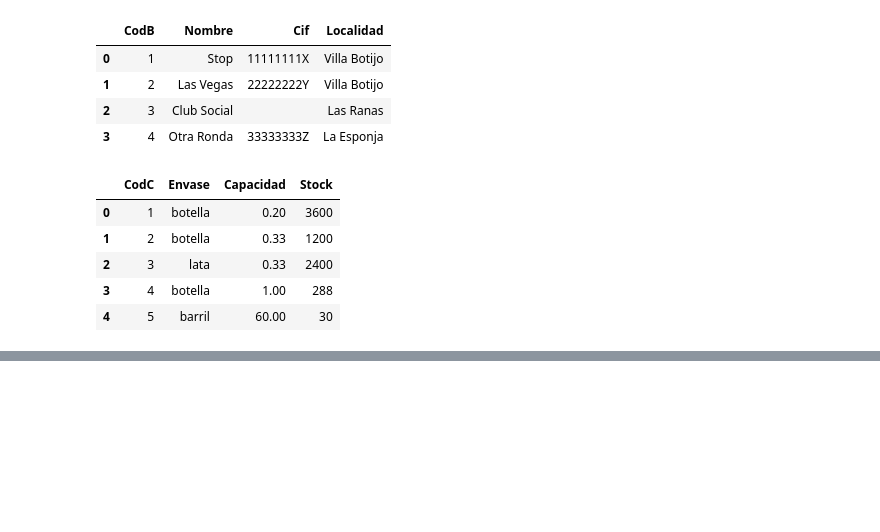
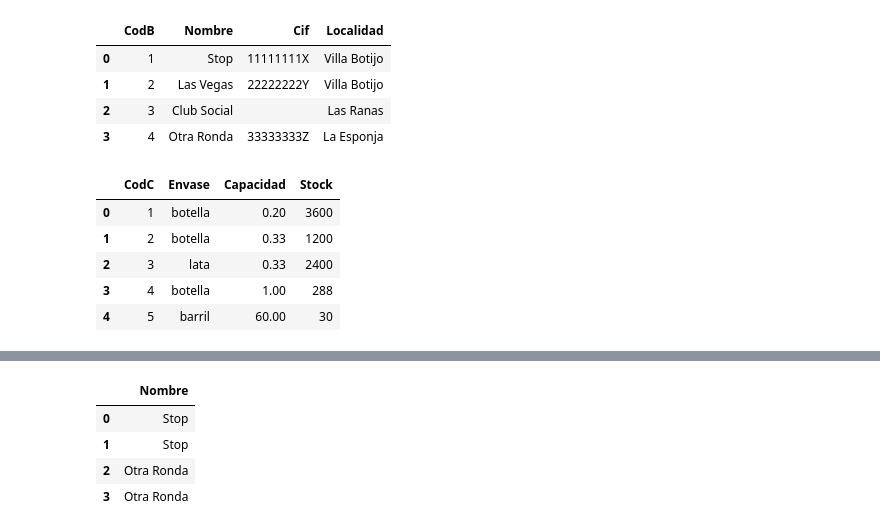
Before and after one commit to luciaaroca/ds_sql_thebridge, a Jupyter notebook: Practica/1-Ejercicios/Cervezas/SQL.cervezas.ipynb, the cells around one changed output, grey strips where cells are left out. Cells and saved outputs as stored; diff of their text form; code cells hidden in the pictures; blank space fills up the shorter version.

```diff
--- a/Practica/1-Ejercicios/Cervezas/SQL.cervezas.ipynb
+++ b/Practica/1-Ejercicios/Cervezas/SQL.cervezas.ipynb
@@ -198,0 +262,19 @@ IndentationError: unexpected indent (4153797254.py, line 12)
+# %%
+#4)Obtener  los  bares  a  los  que  se  les  ha  repartido  envases  de  tipo  botella  y  capacidad  0.2  ó
+#0.33
+query = '''
+SELECT b.Nombre
+FROM Reparto AS r
+JOIN Bares AS b ON r.CodB = b.CodB
+JOIN Cervezas AS c ON r.CodC = c.CodC
+WHERE c.Envase LIKE "%botella%"
+AND c.Capacidad BETWEEN 0.2 AND 0.33
+'''
+df = sql_query(query)
+df
+# %% [output]
+|  | Nombre |
+| 0 | Stop |
+| 1 | Stop |
+| 2 | Otra Ronda |
+| 3 | Otra Ronda |
```
Also changed, not shown: parts of 10 cells of this notebook, 3 other files.
